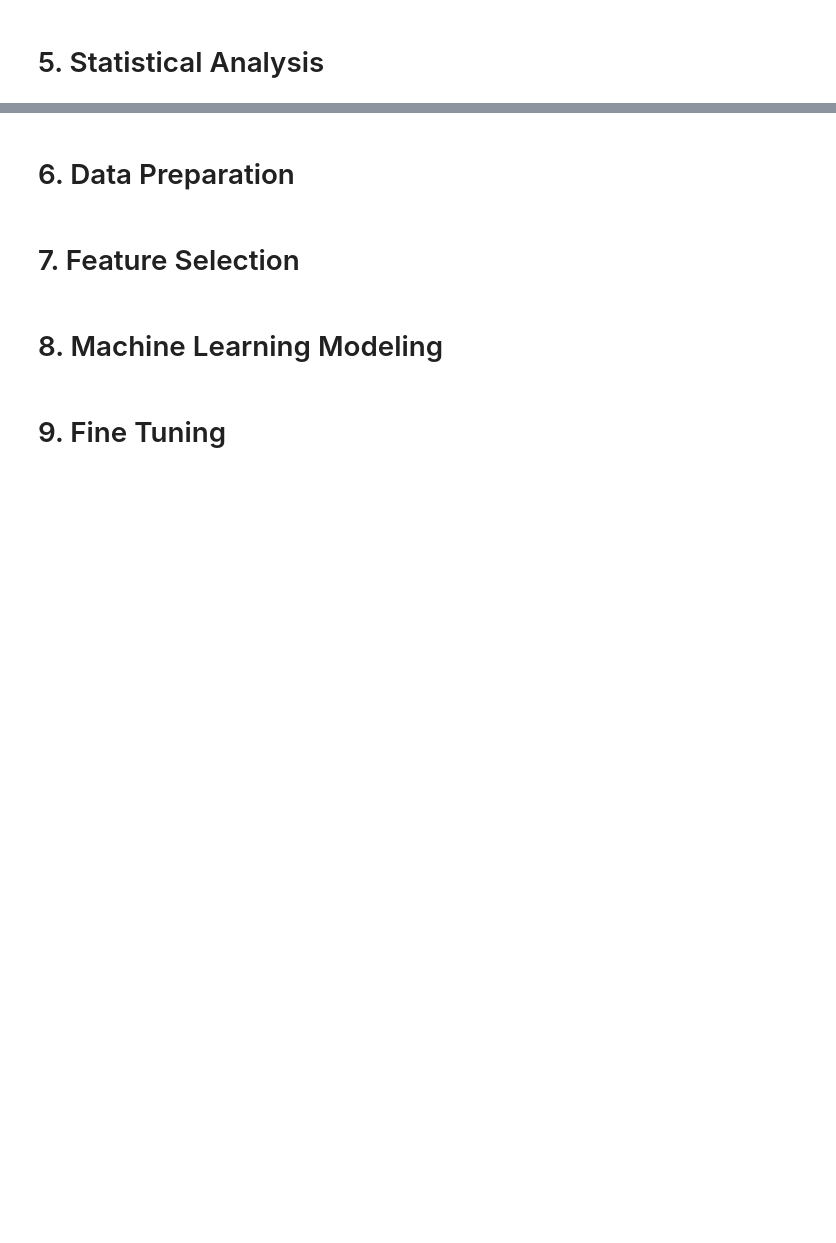
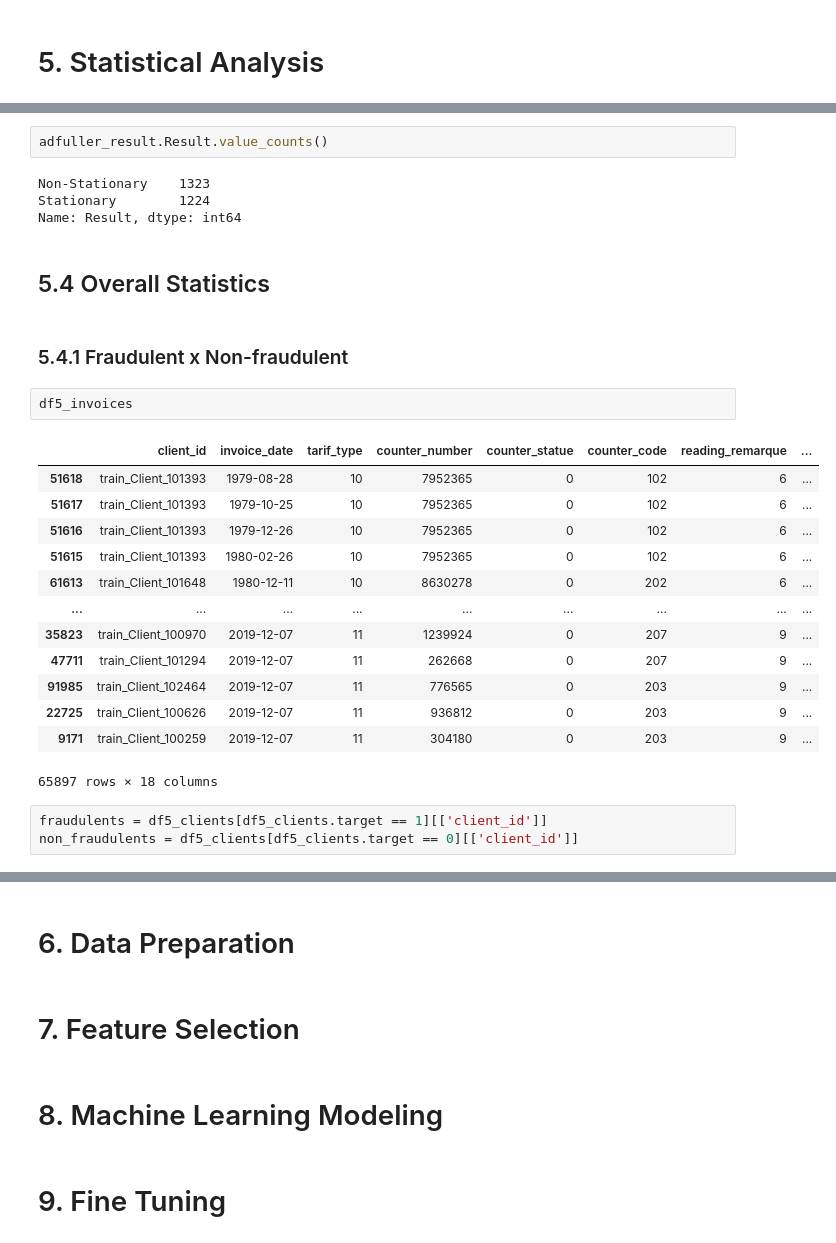
Before and after one commit to mahelvson/GasElectricityFraud, a Jupyter notebook: Ciclo 3 - Statistical Analysis.ipynb, the cells around one changed output, grey strips where cells are left out. Saved outputs shown, nothing was run; the diff lists cells and outputs as text; blank space fills up the shorter version.

```diff
--- a/Ciclo 3 - Statistical Analysis.ipynb
+++ b/Ciclo 3 - Statistical Analysis.ipynb
@@ -550,0 +545,29 @@ Name: Result, dtype: int64
+# %%
+adfuller_result.Result.value_counts()
+# %% [output]
+Non-Stationary    1323
+Stationary        1224
+Name: Result, dtype: int64
+# %% [markdown]
+## 5.4 Overall Statistics
+# %% [markdown]
+### 5.4.1 Fraudulent x Non-fraudulent
+# %%
+df5_invoices
+# %% [output]
+|  | client_id | invoice_date | tarif_type | counter_number | counter_statue | counter_code | reading_remarque | ... |
+| 51618 | train_Client_101393 | 1979-08-28 | 10 | 7952365 | 0 | 102 | 6 | ... |
+| 51617 | train_Client_101393 | 1979-10-25 | 10 | 7952365 | 0 | 102 | 6 | ... |
+| 51616 | train_Client_101393 | 1979-12-26 | 10 | 7952365 | 0 | 102 | 6 | ... |
+| 51615 | train_Client_101393 | 1980-02-26 | 10 | 7952365 | 0 | 102 | 6 | ... |
+| 61613 | train_Client_101648 | 1980-12-11 | 10 | 8630278 | 0 | 202 | 6 | ... |
+| ... | ... | ... | ... | ... | ... | ... | ... | ... |
+| 35823 | train_Client_100970 | 2019-12-07 | 11 | 1239924 | 0 | 207 | 9 | ... |
+| 47711 | train_Client_101294 | 2019-12-07 | 11 | 262668 | 0 | 207 | 9 | ... |
+| 91985 | train_Client_102464 | 2019-12-07 | 11 | 776565 | 0 | 203 | 9 | ... |
+| 22725 | train_Client_100626 | 2019-12-07 | 11 | 936812 | 0 | 203 | 9 | ... |
+| 9171 | train_Client_100259 | 2019-12-07 | 11 | 304180 | 0 | 203 | 9 | ... |
+65897 rows × 18 columns
+# %%
+fraudulents = df5_clients[df5_clients.target == 1][['client_id']]
+non_fraudulents = df5_clients[df5_clients.target == 0][['client_id']]
```
Also changed, not shown: parts of 77 cells of this notebook.
